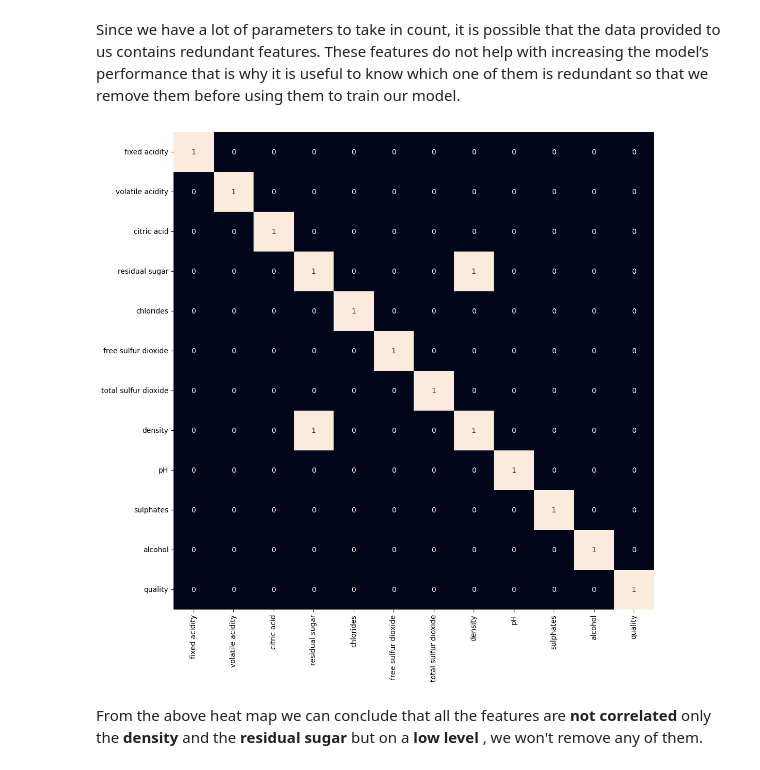
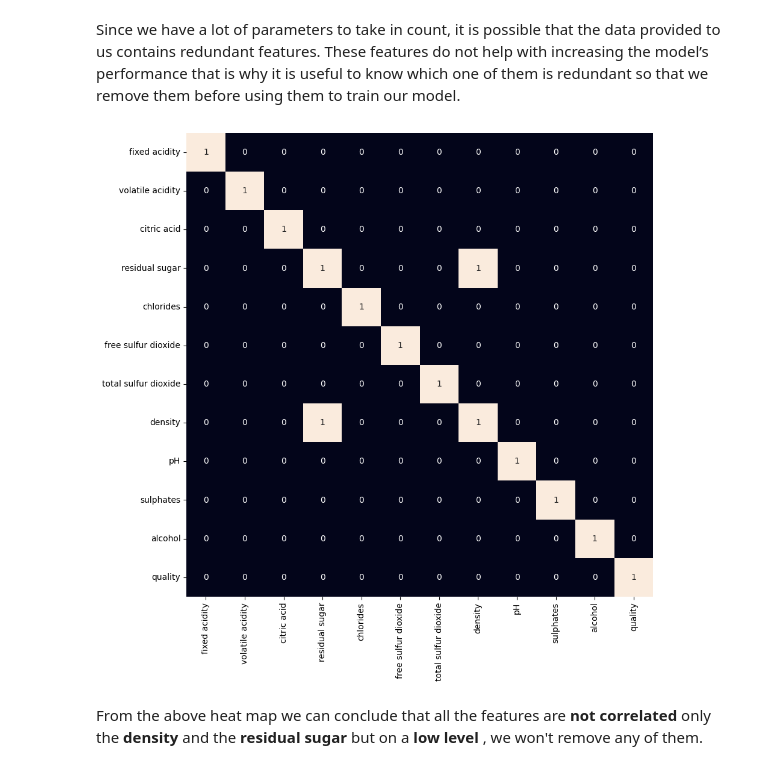
Before and after one commit to whalit/Wine-Quality-Dataset, a Jupyter notebook: whiteWine.ipynb, the cells around one changed output. Saved outputs shown, nothing was run; the diff lists cells and outputs as text; code cells hidden in the pictures.

```diff
--- a/whiteWine.ipynb
+++ b/whiteWine.ipynb
@@ -76,11 +81,11 @@ whiteWine.describe().T
 # %% [markdown]
 Since we have a lot of parameters to take in count, it is possible that the data provided to us contains redundant features. These features do not help with increasing the model’s performance that is why it is useful to know which one of them is redundant so that we remove them before using them to train our model.
 # %%
-plt.figure(figsize=(12, 12))
+plt.figure(figsize=(10, 10))
 sb.heatmap(whiteWine.corr() > 0.7, annot=True, cbar=False)
 plt.show()
 # %% [output]
-[figure, old version]
+[figure, new version]
 # %% [markdown]
 From the above heat map we can conclude that all the features are **not correlated** only the **density** and the **residual sugar** but on a **low level** , we won't remove any of them.
 # %% [markdown]
```
Also changed, not shown: parts of 1 cell of this notebook, 1 other file.
